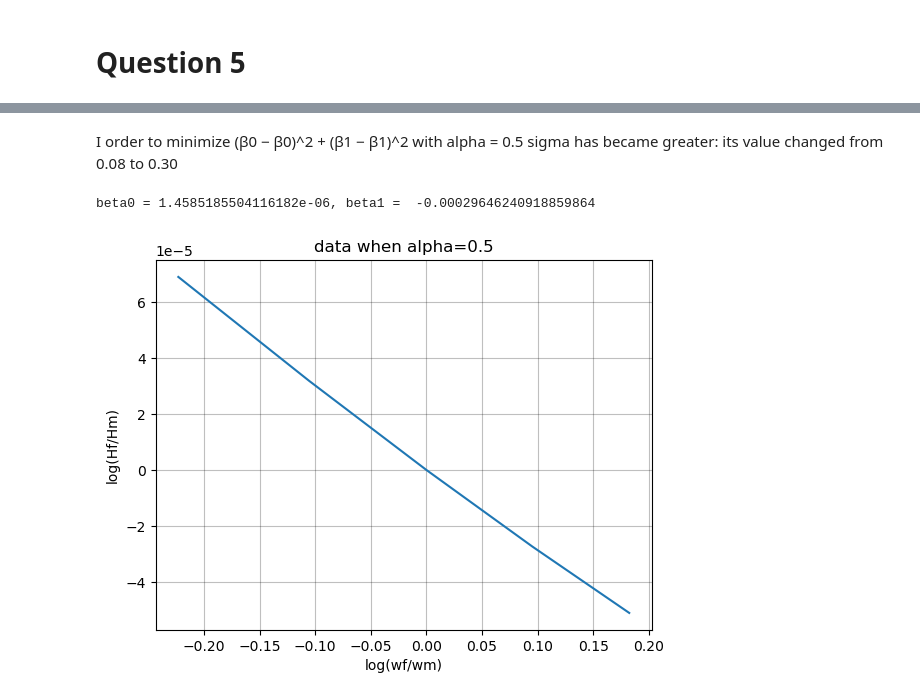
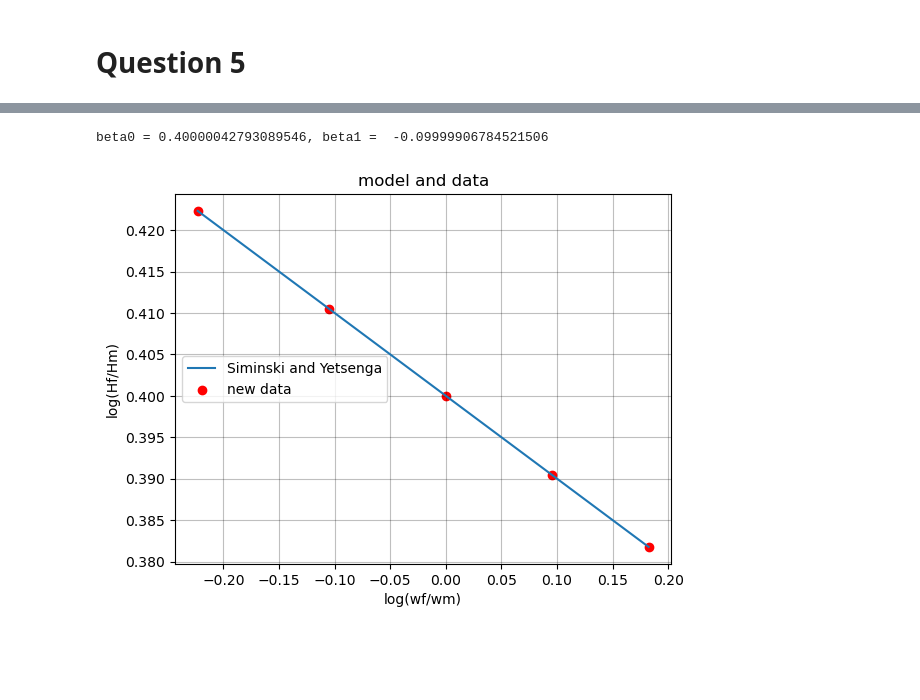
Before and after one commit to NumEconCopenhagen/projects-2023-michele-scola, a Jupyter notebook: inauguralproject/inauguralproject.ipynb, the cells around one changed output, grey strips where cells are left out. Drawn from its saved outputs; the diff is of its cells as text; code cells hidden in the pictures; blank space fills up the shorter version.

```diff
--- a/inauguralproject/inauguralproject.ipynb
+++ b/inauguralproject/inauguralproject.ipynb
@@ -177,27 +172,27 @@ sigma = [0.3065625]
-# %% [markdown]
-I order to minimize (β0 − β0)^2 + (β1 − β1)^2 with alpha = 0.5 sigma has became greater: its value changed from 0.08 to 0.30
 # %%
 #estimate beta0 and beta1
 model.par.alpha = alpha_5
 model.par.sigma = model.sol.sigma_sol
-model.run_regression()
+model.par.nu_men = model.sol.nu_men
+model.run_regression_5()
 model.sol.log_ratio_vec = np.log(model.sol.HF_vec/model.sol.HM_vec)
 print(f'beta0 = {model.sol.beta0}, beta1 =  {model.sol.beta1}')
 # %% [output]
-beta0 = 1.4585185504116182e-06, beta1 =  -0.00029646240918859864
+beta0 = 0.40000042793089546, beta1 =  -0.09999906784521506
 # %%
 #plotting
-model.par.alpha = 0.5
-model.par.sigma = model.sol.sigma_sol
-model.run_regression()
 fig = plt.figure()
 ax = fig.add_subplot(1,1,1)
-x2 = np.log(model.par.wF_vec)
-y2 = model.sol.log_ratio_vec
-ax.plot(x2,y2)
+x = np.log(model.par.wF_vec)
+y = model.par.beta0_target + model.par.beta1_target*x
+x1 = np.log(model.par.wF_vec)
+y1 = model.sol.beta0 + model.sol.beta1*x
+ax.plot(x,y, label = 'Siminski and Yetsenga')
+ax.scatter(x1,y1, label = 'new data', color = 'red')
 ax.plot()
-ax.set_title('data when alpha=0.5')
+ax.set_title('model and data')
 ax.set_xlabel('log(wf/wm)')
-ax.set_ylabel('log(Hf/Hm)');
+ax.set_ylabel('log(Hf/Hm)')
+ax.legend(loc='center left');
 # %% [output]
-[figure, old version]
+[figure, new version]
```
Also changed, not shown: parts of 8 cells of this notebook, 1 other file.
